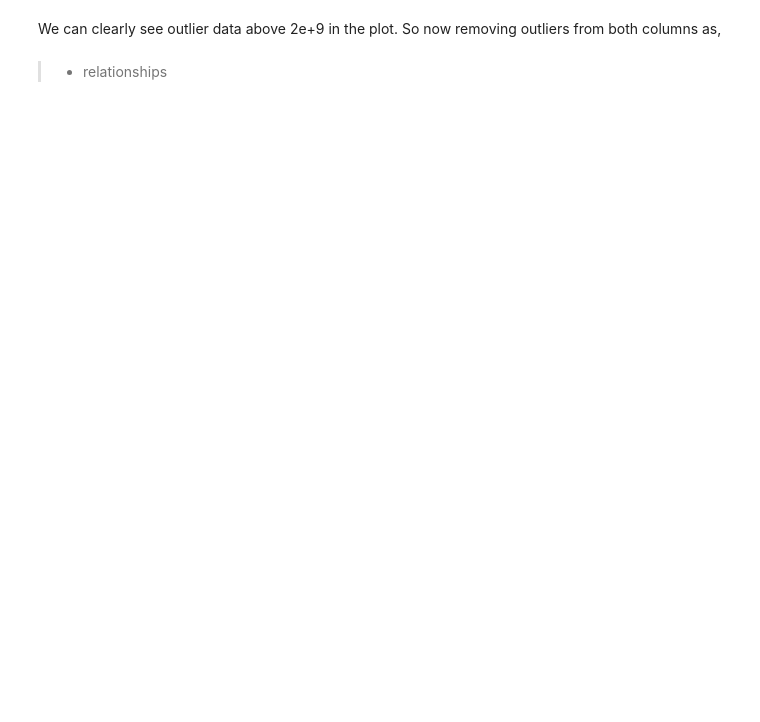
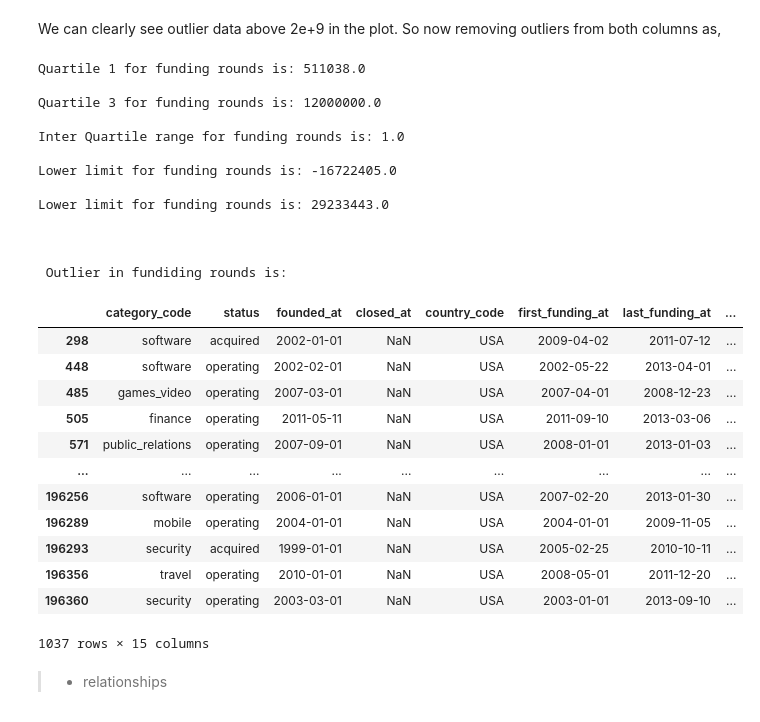
Before and after one commit to SUNILkhadka/Startup-Acquisition-Status-Predictions, a Jupyter notebook: Startup-Acquisition-Status-Prediction.ipynb, the cells around one changed output. Cells and saved outputs as stored; diff of their text form; code cells hidden in the pictures; blank space fills up the shorter version.

```diff
--- a/Startup-Acquisition-Status-Prediction.ipynb
+++ b/Startup-Acquisition-Status-Prediction.ipynb
@@ -135,3 +164,47 @@ plt.show()
 # %% [markdown]
 We can clearly see outlier data above 2e+9 in the plot. So now removing outliers from both columns as,
+# %%
+#detecting & drpoing Outlier with iqr Method
+Q1_rounds = data_df.funding_rounds.quantile(0.25)
+Q3_rounds =data_df.funding_rounds.quantile(0.75)
+print(f'Quartile 1 for funding rounds is: {Q1_usd}\n\nQuartile 3 for funding rounds is: {Q3_usd}\n')
+IQR_rounds = Q3_rounds - Q1_rounds
+print(f'Inter Quartile range for funding rounds is: {IQR_rounds}\n')
+
+
+lower_limit_rounds = Q1_rounds - 1.5*IQR_rounds
+upper_limit_rounds = Q3_rounds + 1.5*IQR_rounds
+print(f'Lower limit for funding rounds is: {lower_limit_usd}\n\nLower limit for funding rounds is: {upper_limit_usd}\n')
+
+
+outlier_rounds=data_df[(data_df.funding_rounds<lower_limit_rounds) | (data_df.funding_rounds>upper_limit_rounds)]
+print("\n\n Outlier in fundiding rounds is: ")
+outlier_rounds
+# %% [output]
+Quartile 1 for funding rounds is: 511038.0
+
+Quartile 3 for funding rounds is: 12000000.0
+
+Inter Quartile range for funding rounds is: 1.0
+
+Lower limit for funding rounds is: -16722405.0
+
+Lower limit for funding rounds is: 29233443.0
+
+
+
+ Outlier in fundiding rounds is:
+|  | category_code | status | founded_at | closed_at | country_code | first_funding_at | last_funding_at | ... |
+| 298 | software | acquired | 2002-01-01 | NaN | USA | 2009-04-02 | 2011-07-12 | ... |
+| 448 | software | operating | 2002-02-01 | NaN | USA | 2002-05-22 | 2013-04-01 | ... |
+| 485 | games_video | operating | 2007-03-01 | NaN | USA | 2007-04-01 | 2008-12-23 | ... |
+| 505 | finance | operating | 2011-05-11 | NaN | USA | 2011-09-10 | 2013-03-06 | ... |
+| 571 | public_relations | operating | 2007-09-01 | NaN | USA | 2008-01-01 | 2013-01-03 | ... |
+| ... | ... | ... | ... | ... | ... | ... | ... | ... |
+| 196256 | software | operating | 2006-01-01 | NaN | USA | 2007-02-20 | 2013-01-30 | ... |
+| 196289 | mobile | operating | 2004-01-01 | NaN | USA | 2004-01-01 | 2009-11-05 | ... |
+| 196293 | security | acquired | 1999-01-01 | NaN | USA | 2005-02-25 | 2010-10-11 | ... |
+| 196356 | travel | operating | 2010-01-01 | NaN | USA | 2008-05-01 | 2011-12-20 | ... |
+| 196360 | security | operating | 2003-03-01 | NaN | USA | 2003-01-01 | 2013-09-10 | ... |
+1037 rows × 15 columns
 # %%
```
Also changed, not shown: parts of 26 cells of this notebook.
